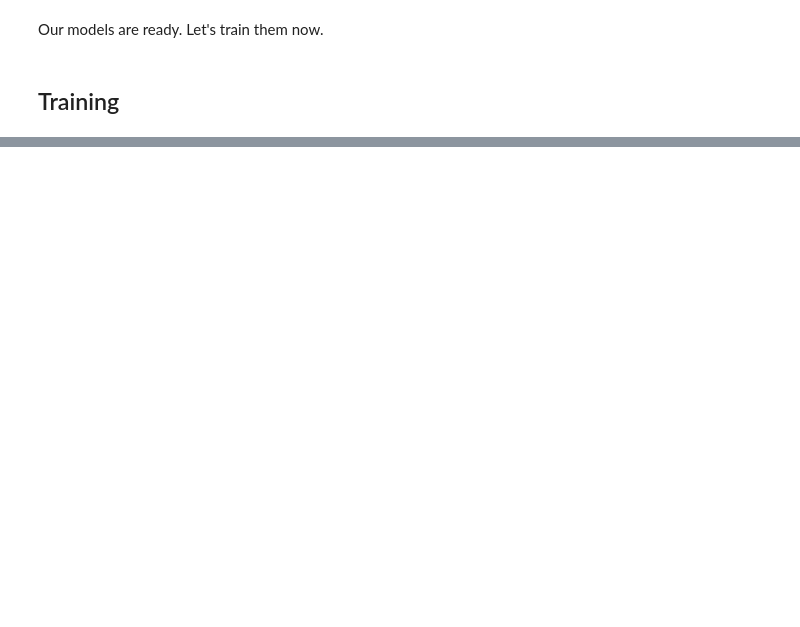
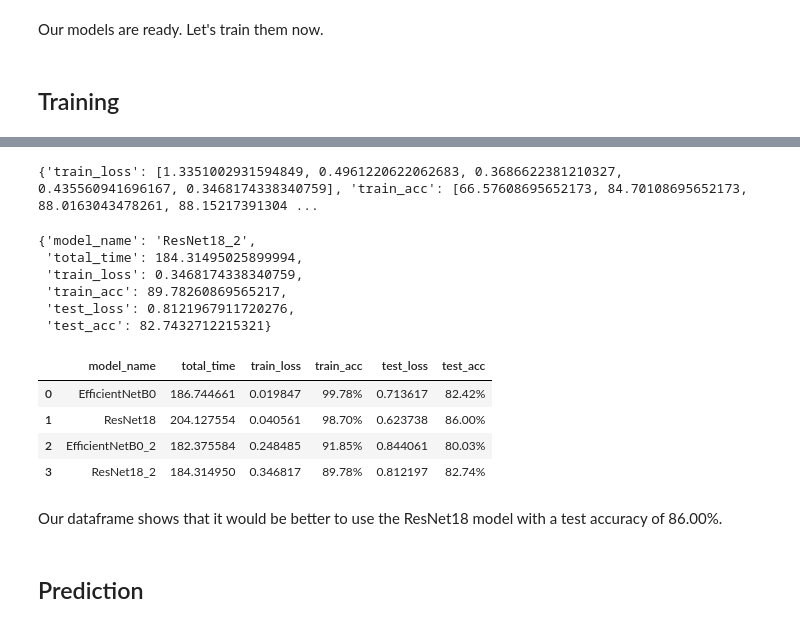
Before and after one commit to ayberkozcan/image-recognition-pytorch, a Jupyter notebook: Image_Classification_with_OxfordIIITPet.ipynb, the cells around one changed output, grey strips where cells are left out. Drawn from its saved outputs; the diff is of its cells as text; code cells hidden in the pictures; blank space fills up the shorter version.

Commit message:
Retraining models with different learning rates and turning results into dataframe

```diff
--- a/Image_Classification_with_OxfordIIITPet.ipynb
+++ b/Image_Classification_with_OxfordIIITPet.ipynb
@@ -562,0 +567,9 @@ Total Time: 170.82397114900004 seconds
+# %%
+results_eff0_2, total_time_eff0_2 = train_model.train_model(
+    model=model_eff0,
+    learning_rate=0.01,
+    epoch_number=5,
+    train_dataloader=train_dataloader,
+    test_dataloader=test_dataloader,
+    device=device
+)
@@ -562,0 +594,9 @@ Total Time: 170.82397114900004 seconds
+# %%
+results_resnet_2, total_time_resnet_2 = train_model.train_model(
+    model=model_resnet,
+    learning_rate=0.01,
+    epoch_number=5,
+    train_dataloader=train_dataloader,
+    test_dataloader=test_dataloader,
+    device=device
+)
@@ -562,0 +621,5 @@ Total Time: 170.82397114900004 seconds
+# %%
+# Example
+print(results_resnet_2)
+# %% [output]
+{'train_loss': [1.3351002931594849, 0.4961220622062683, 0.3686622381210327, 0.435560941696167, 0.3468174338340759], 'train_acc': [66.57608695652173, 84.70108695652173, 88.0163043478261, 88.15217391304 ...
@@ -562,0 +657,36 @@ Total Time: 170.82397114900004 seconds
+# %%
+# Example
+formatted_results_resnet_2
+# %% [output]
+{'model_name': 'ResNet18_2',
+ 'total_time': 184.31495025899994,
+ 'train_loss': 0.3468174338340759,
+ 'train_acc': 89.78260869565217,
+ 'test_loss': 0.8121967911720276,
+ 'test_acc': 82.7432712215321}
+# %%
+import pandas as pd
+
+formatted_results = [
+    formatted_results_eff0,
+    formatted_results_resnet,
+    formatted_results_eff0_2,
+    formatted_results_resnet_2
+]
+
+df = pd.DataFrame(formatted_results)
+# %%
+df['train_acc'] = df['train_acc'].apply(lambda x: f"{x:.2f}%")
+df['test_acc'] = df['test_acc'].apply(lambda x: f"{x:.2f}%")
+# %%
+df
+# %% [output]
+|  | model_name | total_time | train_loss | train_acc | test_loss | test_acc |
+| 0 | EfficientNetB0 | 186.744661 | 0.019847 | 99.78% | 0.713617 | 82.42% |
+| 1 | ResNet18 | 204.127554 | 0.040561 | 98.70% | 0.623738 | 86.00% |
+| 2 | EfficientNetB0_2 | 182.375584 | 0.248485 | 91.85% | 0.844061 | 80.03% |
+| 3 | ResNet18_2 | 184.314950 | 0.346817 | 89.78% | 0.812197 | 82.74% |
+# %% [markdown]
+Our dataframe shows that it would be better to use the ResNet18 model with a test accuracy of 86.00%.
+# %% [markdown]
+## Prediction
```
Also changed, not shown: parts of 10 cells of this notebook.
